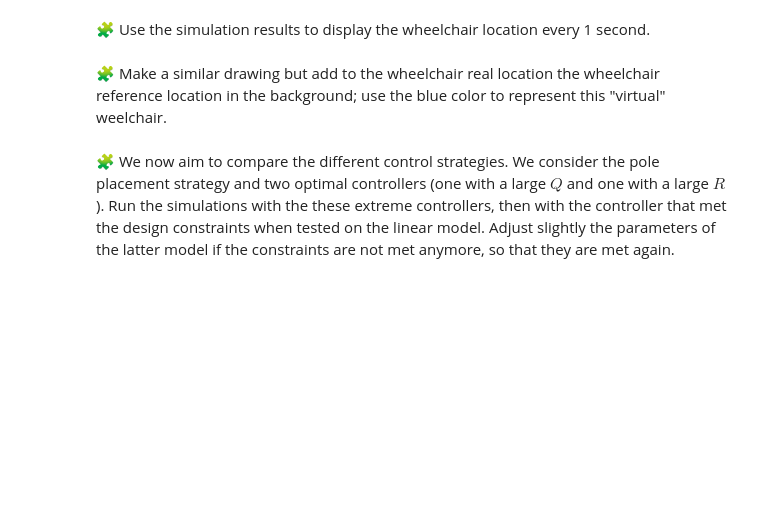
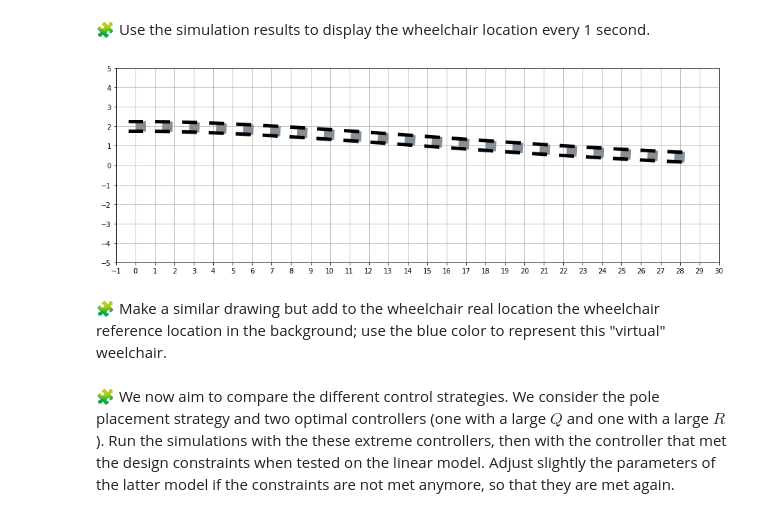
Before and after one commit to youssra191/control-engineering-with-python-project-2022-2023, a Jupyter notebook: Project-3.ipynb, the cells around one changed output. Drawn from its saved outputs; the diff is of its cells as text; code cells hidden in the pictures; blank space fills up the shorter version.

```diff
--- a/Project-3.ipynb
+++ b/Project-3.ipynb
@@ -917,3 +958,11 @@ pass
+# %%
+draw_arena(-1, 30, -5, 5)
+t = arange(0,21,1)
+sol = r["sol"](t)
+for x, y, theta in sol.T :
+    draw_wheelchair(x,y,theta)
+# %% [output]
+[figure, added]
 # %% [markdown]
 🧩 Make a similar drawing but add to the wheelchair real location the wheelchair reference location in the background; use the blue color to represent this "virtual" weelchair.
 # %%
```
Also changed, not shown: parts of 7 cells of this notebook.
